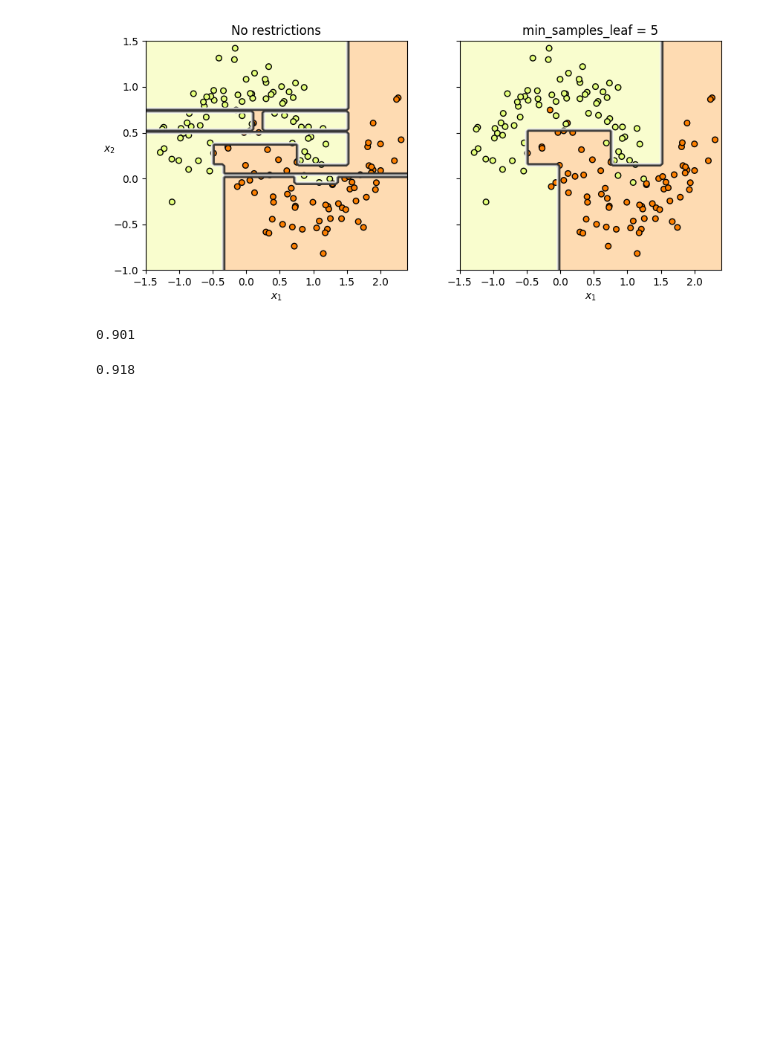
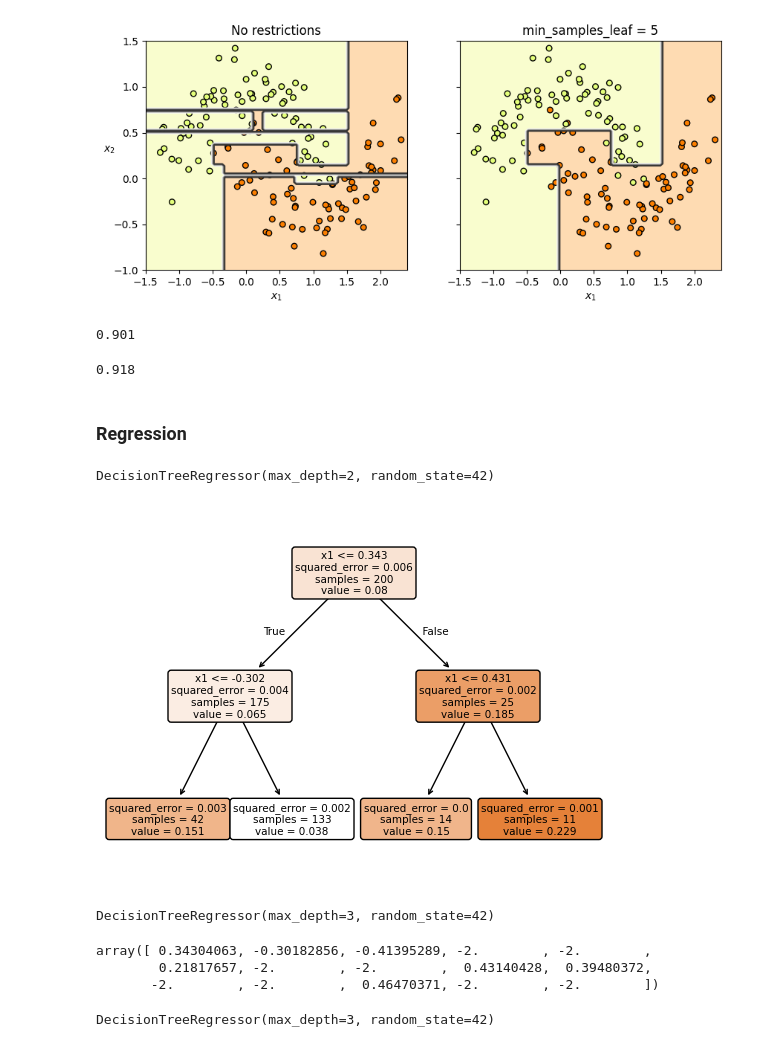
Before and after one commit to jayasuryan-mutyala/HOML, a Jupyter notebook: 5.0-decision_trees/decision_tree.ipynb, the cells around one changed output. Drawn from its saved outputs; the diff is of its cells as text; code cells hidden in the pictures; blank space fills up the shorter version.

Commit message:
decision tree chapter compleleted

```diff
--- a/5.0-decision_trees/decision_tree.ipynb
+++ b/5.0-decision_trees/decision_tree.ipynb
@@ -181,3 +182,37 @@ tree_clf1.score(X_moons_test,y_moons_test)
 tree_clf2.score(X_moons_test, y_moons_test)
 # %% [output]
 0.918
+# %% [markdown]
+### Regression
+# %%
+import numpy as np
+from sklearn.tree import DecisionTreeRegressor
+
+rng = np.random.default_rng(seed=42)
+X_quad = rng.random((200,1)) - 0.5
+y_quad = X_quad ** 2 + 0.025 * rng.standard_normal((200,1))
+tree_reg = DecisionTreeRegressor(max_depth=2,random_state=42)
+tree_reg.fit(X_quad,y_quad)
+# %% [output]
+DecisionTreeRegressor(max_depth=2, random_state=42)
+# %%
+plot_tree(tree_reg,feature_names=['x1'],rounded=True,filled=True)
+plt.show()
+# %% [output]
+[figure, added]
+# %%
+tree_reg = DecisionTreeRegressor(random_state=42,max_depth=3)
+tree_reg.fit(X_quad,y_quad)
+# %% [output]
+DecisionTreeRegressor(max_depth=3, random_state=42)
+# %%
+tree_reg.tree_.threshold
+# %% [output]
+array([ 0.34304063, -0.30182856, -0.41395289, -2.        , -2.        ,
+        0.21817657, -2.        , -2.        ,  0.43140428,  0.39480372,
+       -2.        , -2.        ,  0.46470371, -2.        , -2.        ])
+# %%
+tree_reg2 = DecisionTreeRegressor(max_depth=3,random_state=42)
+tree_reg2.fit(X_quad,y_quad)
+# %% [output]
+DecisionTreeRegressor(max_depth=3, random_state=42)
```
Also changed, not shown: parts of 5 cells of this notebook.
